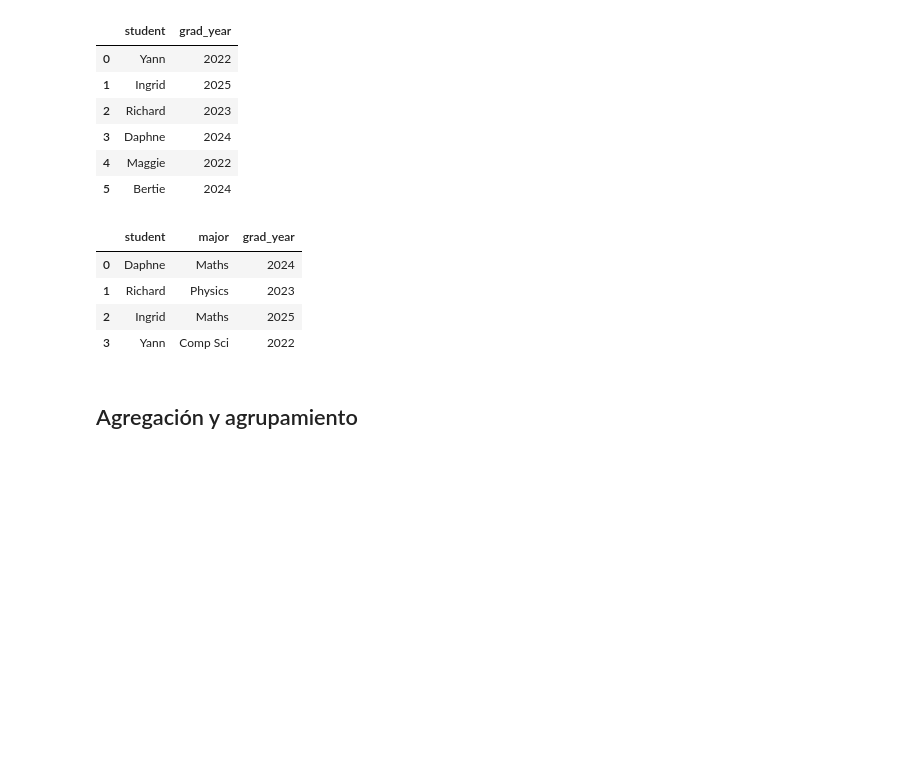
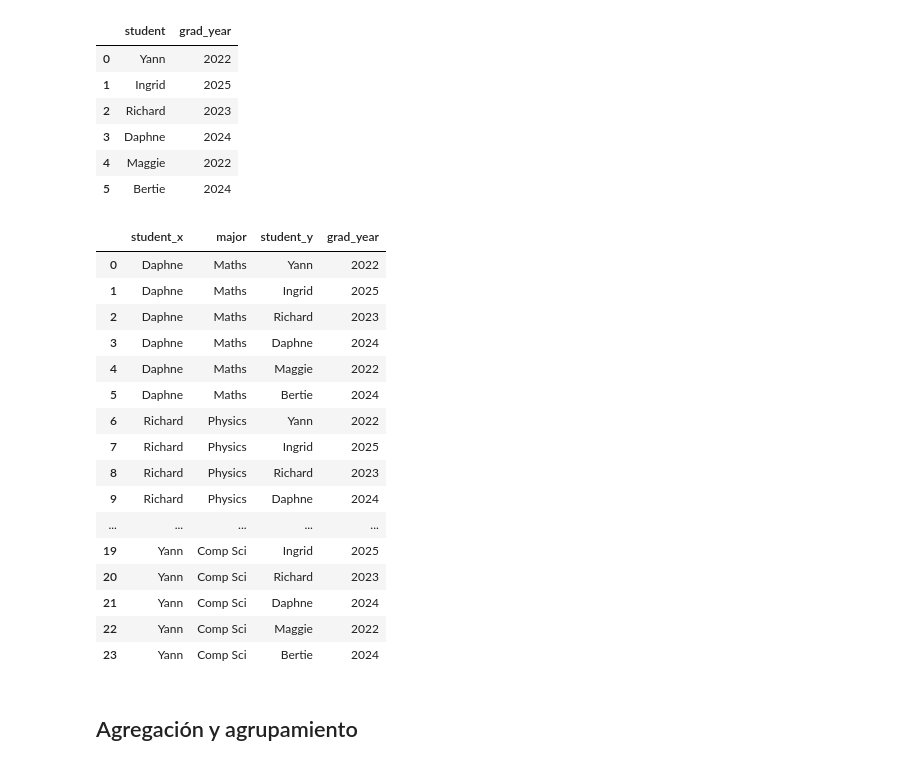
Before and after one commit to sarahiaguilar/fundamentos-cdd, a Jupyter notebook: notebooks/unidad6/preprocesamiento.ipynb, the cells around one changed output. Drawn from its saved outputs; the diff is of its cells as text; code cells hidden in the pictures; blank space fills up the shorter version.

```diff
--- a/notebooks/unidad6/preprocessing.ipynb
+++ b/notebooks/unidad6/preprocesamiento.ipynb
@@ -930,13 +931,25 @@ df2.head(10)
 | 5 | Bertie | 2024 |
 # %%
 # Une dataframe df1 y dataframe df2
-pd.merge(df1, df2, how='left')
+pd.merge(df1, df2, how='cross')
 # %% [output]
-|  | student | major | grad_year |
-| 0 | Daphne | Maths | 2024 |
-| 1 | Richard | Physics | 2023 |
-| 2 | Ingrid | Maths | 2025 |
-| 3 | Yann | Comp Sci | 2022 |
+|  | student_x | major | student_y | grad_year |
+| 0 | Daphne | Maths | Yann | 2022 |
+| 1 | Daphne | Maths | Ingrid | 2025 |
+| 2 | Daphne | Maths | Richard | 2023 |
+| 3 | Daphne | Maths | Daphne | 2024 |
+| 4 | Daphne | Maths | Maggie | 2022 |
+| 5 | Daphne | Maths | Bertie | 2024 |
+| 6 | Richard | Physics | Yann | 2022 |
+| 7 | Richard | Physics | Ingrid | 2025 |
+| 8 | Richard | Physics | Richard | 2023 |
+| 9 | Richard | Physics | Daphne | 2024 |
+| ... | ... | ... | ... | ... |
+| 19 | Yann | Comp Sci | Ingrid | 2025 |
+| 20 | Yann | Comp Sci | Richard | 2023 |
+| 21 | Yann | Comp Sci | Daphne | 2024 |
+| 22 | Yann | Comp Sci | Maggie | 2022 |
+| 23 | Yann | Comp Sci | Bertie | 2024 |
 # %% [markdown]
 ## Agregación y agrupamiento
 # %%
```
Also changed, not shown: parts of 9 cells of this notebook, 2 other files.
